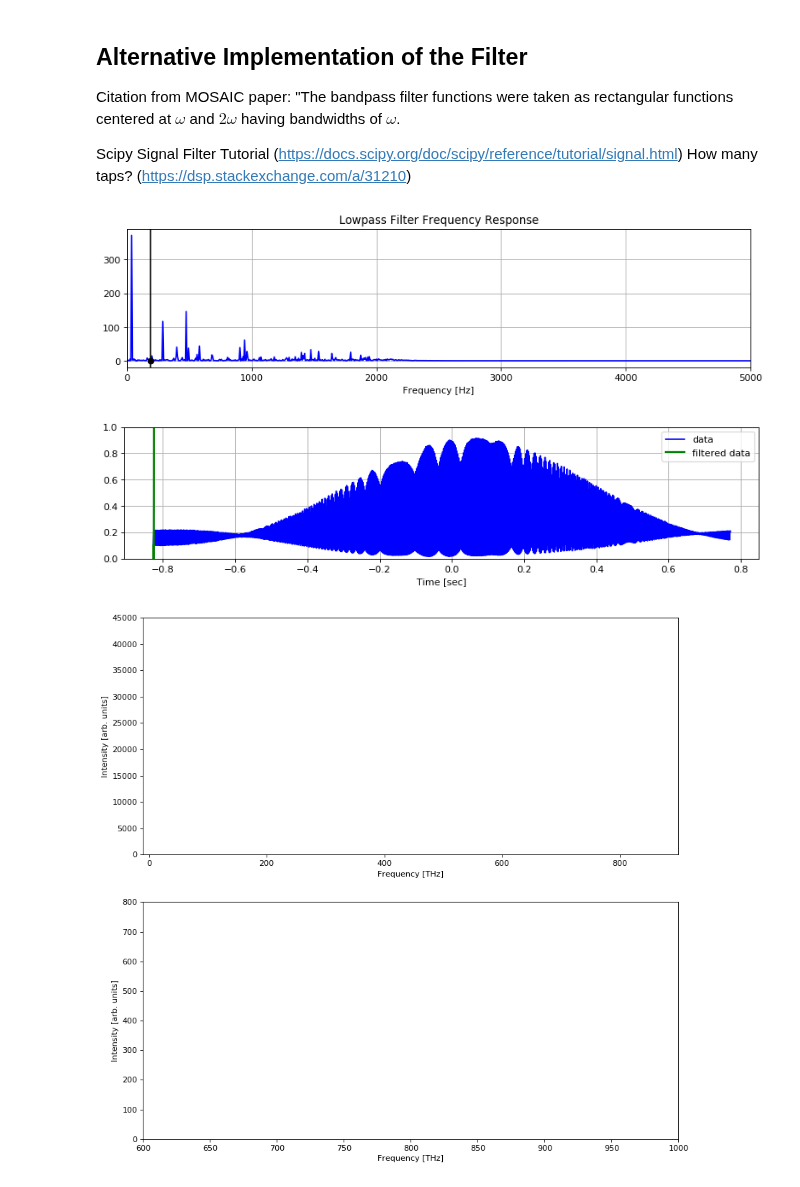
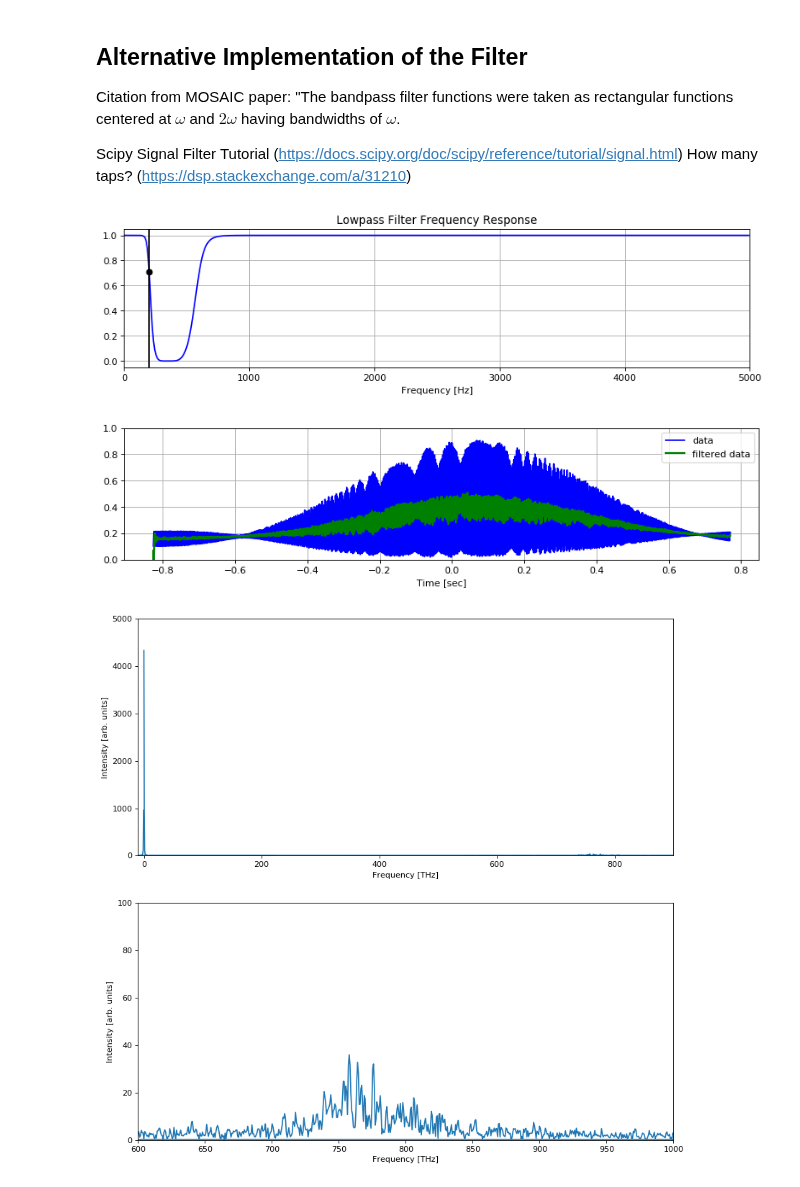
Before and after one commit to JKU-HFP/Chirp-Diagnostic, a Jupyter notebook: Evaluating_TiSa_ACF_Chirp.ipynb, the cells around one changed output. Cells and saved outputs as stored; diff of their text form; code cells hidden in the pictures.

Commit message:
Bundbandstop works, but I had to reduce the sample frequency to 10000

```diff
--- a/Evaluating_TiSa_ACF_Chirp.ipynb
+++ b/Evaluating_TiSa_ACF_Chirp.ipynb
@@ -58,6 +58,6 @@ The time step is therefore $10^{-5}$
 # %%
 # Time step in ps
-time_step =  1 * 10**(-5)
+time_step =  1 * 10**(-4)
 # %%
 interpolation_time = np.arange(data[-1,0], data[0,0], time_step)
 data_linear_interp = func_linear_interp(interpolation_time)
@@ -160,57 +119,57 @@ How many taps? (https://dsp.stackexchange.com/a/31210)
 b, a = signal.butter(8, (0.009, 0.9999), btype="bandstop")
 filtered_data_3 = signal.filtfilt(b, a, data_linear_interp)
 # %%
-def butter_bandpass(cutoff_1, cutoff_2, fs, order=5):
+def butter_1(cutoff_1, cutoff_2, fs, order=5):
     nyq = 0.5 * fs
     normal_cutoff_1 = cutoff_1 / nyq
     normal_cutoff_2 = cutoff_2 / nyq
     b, a = signal.butter(order, (normal_cutoff_1, normal_cutoff_2) , btype='bandstop', analog=False)
     return b, a
 
-def butter_bandpass_filter(data, cutoff_1, cutoff_2, fs, order=5):
-    b, a = butter_bandpass(cutoff_1, cutoff_2, fs, order=5)
+def butter_1_filter(data, cutoff_1, cutoff_2, fs, order=5):
+    b, a = butter_1(cutoff_1, cutoff_2, fs, order=5)
     y = signal.lfilter(b, a, data)
     return y
 
 
 # Filter requirements.
-order = 7
-fs = 100000       # sample rate, Hz
-cutoff_1 = 190  # desired cutoff frequency of the filter, Hz
-cutoff_2 = 570  # desired cutoff frequency of the filter, Hz
+order = 5
+fs = 10000       # sample rate, Hz
+cutoff_1 = 200  # desired cutoff frequency of the filter, Hz
+cutoff_2 = 600  # desired cutoff frequency of the filter, Hz
 
 # Get the filter coefficients so we can check its frequency response.
-b, a = butter_bandpass(cutoff_1, cutoff_2, fs, order)
+b, a = butter_1(cutoff_1, cutoff_2, fs, order)
 
 # Plot the frequency response.
-w, h = signal.freqz(b, a, worN=8000)
+w, h = signal.freqz(b, a)
 plt.figure(figsize=(12, 6), dpi=80)
 plt.subplot(2, 1, 1)
 plt.plot(0.5*fs*w/np.pi, np.abs(h), 'b')
 plt.plot(cutoff_1, 0.5*np.sqrt(2), 'ko')
 plt.axvline(cutoff_1, color='k')
-plt.xlim(0, 0.05*fs)
+plt.xlim(0, 0.5 * fs)
 plt.title("Lowpass Filter Frequency Response")
 plt.xlabel('Frequency [Hz]')
 plt.grid()
 
 # Filter the data, and plot both the original and filtered signals.
-y = butter_bandpass_filter(data_linear_interp, cutoff_1, cutoff_2, fs, order)
+y = butter_1_filter(data_linear_interp, cutoff_1, cutoff_2, fs, order)
 
 plt.figure(figsize=(12, 6), dpi=80)
 plt.subplot(2, 1, 2)
 plt.plot(interpolation_time, data_linear_interp, 'b-', label='data')
 plt.plot(interpolation_time, y, 'g-', linewidth=2, label='filtered data')
 plt.xlabel('Time [sec]')
 plt.ylim(0, 1)
 plt.grid()
 plt.legend()
 
 plt.subplots_adjust(hspace=0.35)
 plt.show()
 # %% [output]
-[figure, old version]
+[figure, new version]
-[figure, old version]
+[figure, new version]
 # %%
 # The FFT of the signal
 data_fft_2 = fftpack.fft(y)
@@ -225,16 +184,16 @@ plt.subplot(211)
 plt.xlabel('Frequency [THz]')
 plt.ylabel('Intensity [arb. units]')
 plt.xlim(-10, 900)
-plt.ylim(0, 45000)
+plt.ylim(0, 5000)
 plt.plot(sample_freq, data_power_2)
 
 plt.subplot(212)
 plt.xlabel('Frequency [THz]')
 plt.ylabel('Intensity [arb. units]')
 plt.xlim(600, 1000)
-plt.ylim(0, 800)
+plt.ylim(0, 100)
 plt.plot(sample_freq, data_power_2)
 
 plt.show()
 # %% [output]
-[figure, old version]
+[figure, new version]
```
Also changed, not shown: parts of 9 cells of this notebook.
